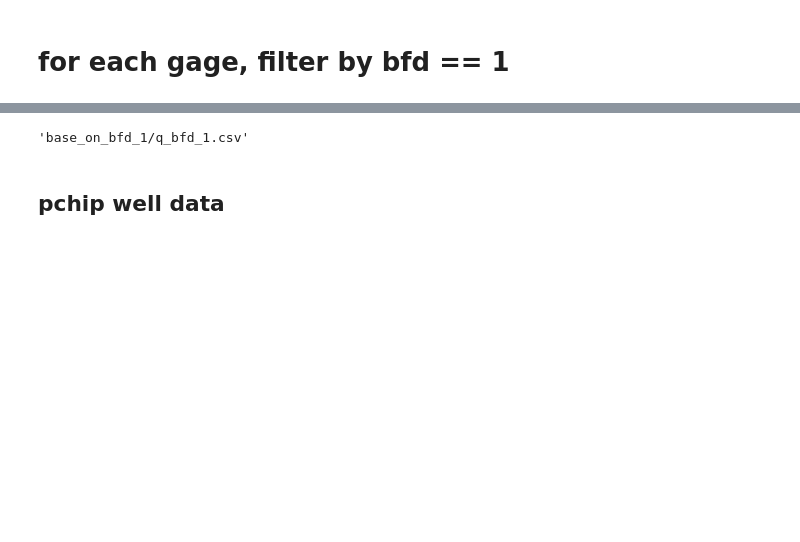
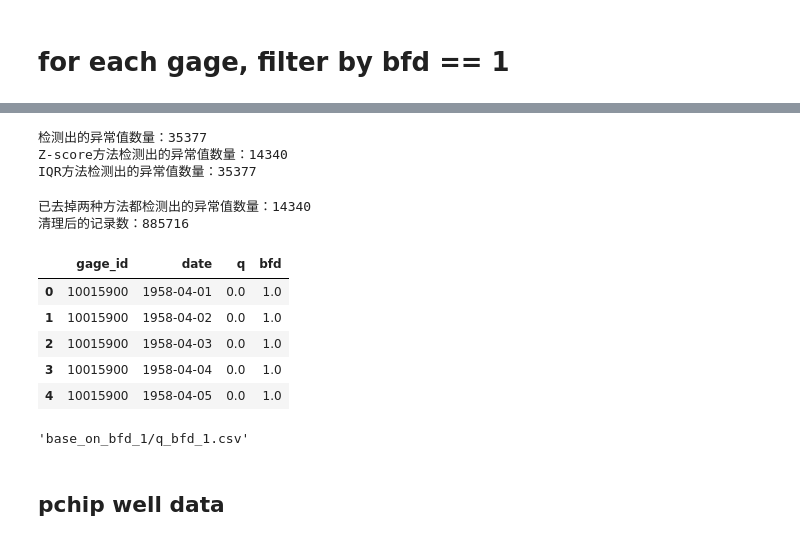
Before and after one commit to xueyil9/gslb_local_running, a Jupyter notebook: base_on_first_bfd_1_june10.ipynb, the cells around one changed output, grey strips where cells are left out. Cells and saved outputs as stored; diff of their text form; code cells hidden in the pictures; blank space fills up the shorter version.

```diff
--- a/base_on_first_bfd_1_june10.ipynb
+++ b/base_on_first_bfd_1_june10.ipynb
@@ -72,0 +131,35 @@ See the caveats in the documentation: https://pandas.pydata.org/pandas-docs/stab
+# %%
+# 获取检测结果
+outlier_results = detector.detect_outliers()
+
+# 查看被标记为异常的数据点数量
+total_outliers = outlier_results['is_outlier_any'].sum()
+print(f"检测出的异常值数量：{total_outliers}")
+
+# 查看各种方法检测出的异常值数量
+zscore_outliers = outlier_results['is_outlier_zscore'].sum()
+iqr_outliers = outlier_results['is_outlier_iqr'].sum()
+
+print(f"Z-score方法检测出的异常值数量：{zscore_outliers}")
+print(f"IQR方法检测出的异常值数量：{iqr_outliers}")
+# %% [output]
+检测出的异常值数量：35377
+Z-score方法检测出的异常值数量：14340
+IQR方法检测出的异常值数量：35377
+# %%
+# 获取检测结果
+outlier_results = detector.detect_outliers()
+
+# 标记两种方法都检测为异常的记录
+outlier_results['is_outlier_both'] = outlier_results['is_outlier_zscore'] & outlier_results['is_outlier_iqr']
+
+# 去掉两种方法都检测出的异常值
+clean_data = outlier_results[~outlier_results['is_outlier_both']].copy()
+
+# 显示清理后的记录数和被去掉的异常值数
+removed_count = outlier_results['is_outlier_both'].sum()
+print(f"已去掉两种方法都检测出的异常值数量：{removed_count}")
+print(f"清理后的记录数：{len(clean_data)}")
+# %% [output]
+已去掉两种方法都检测出的异常值数量：14340
+清理后的记录数：885716
@@ -72,0 +168,9 @@ See the caveats in the documentation: https://pandas.pydata.org/pandas-docs/stab
+# %%
+clean_data.head()
+# %% [output]
+|  | gage_id | date | q | bfd |
+| 0 | 10015900 | 1958-04-01 | 0.0 | 1.0 |
+| 1 | 10015900 | 1958-04-02 | 0.0 | 1.0 |
+| 2 | 10015900 | 1958-04-03 | 0.0 | 1.0 |
+| 3 | 10015900 | 1958-04-04 | 0.0 | 1.0 |
+| 4 | 10015900 | 1958-04-05 | 0.0 | 1.0 |
```
Also changed, not shown: parts of 20 cells of this notebook.
